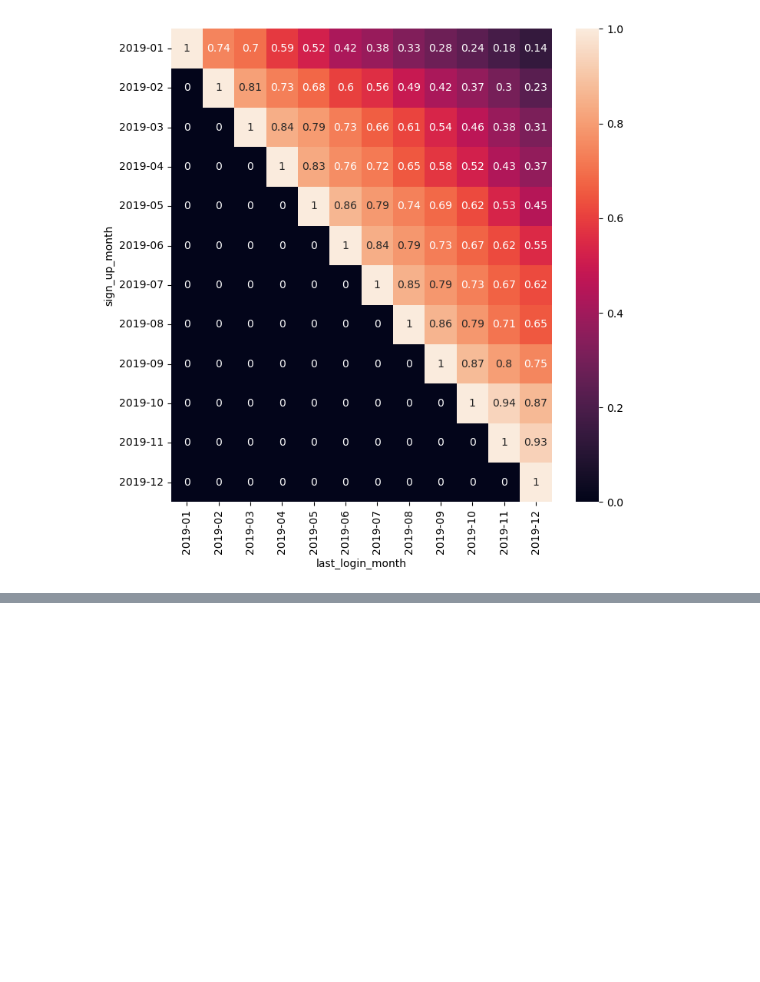
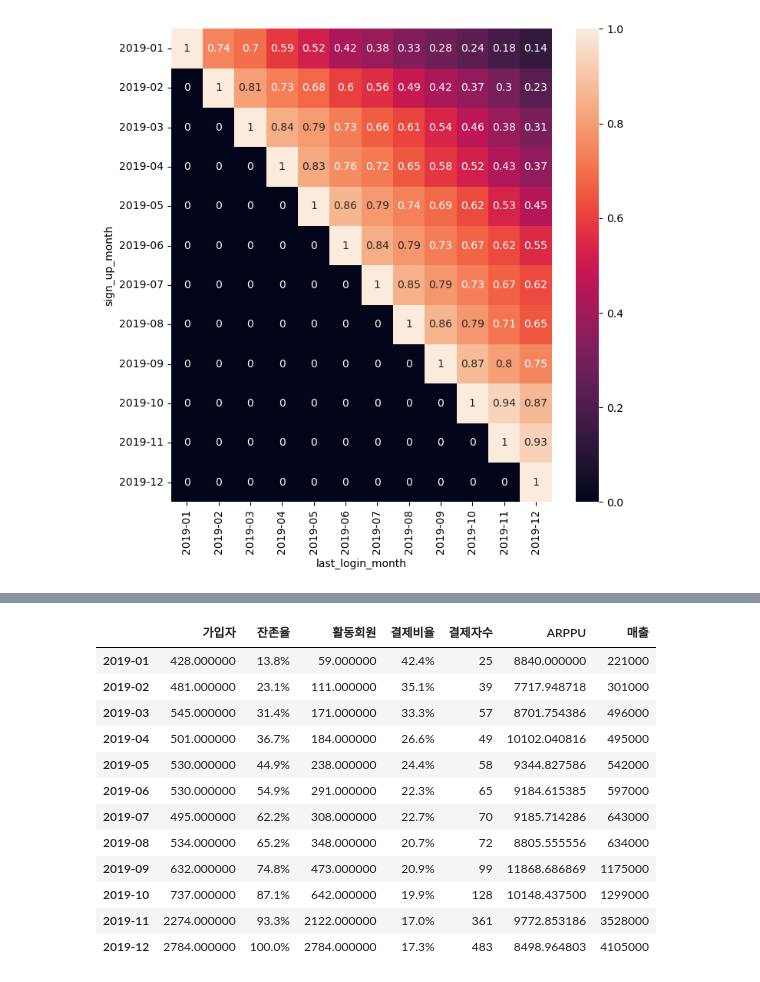
Before and after one commit to nyeokinyeoki/backup, a Jupyter notebook: data1.ipynb, the cells around one changed output, grey strips where cells are left out. Saved outputs shown, nothing was run; the diff lists cells and outputs as text; code cells hidden in the pictures; blank space fills up the shorter version.

```diff
--- a/data1.ipynb
+++ b/data1.ipynb
@@ -172,0 +397,18 @@ plt.show()
+# %%
+display_devide_revenue = devide_revenue.style.format({"잔존율": '{:.1%}', "결제비율": '{:.1%}'})
+
+display_devide_revenue
+# %% [output]
+|  | 가입자 | 잔존율 | 활동회원 | 결제비율 | 결제자수 | ARPPU | 매출 |
+| 2019-01 | 428.000000 | 13.8% | 59.000000 | 42.4% | 25 | 8840.000000 | 221000 |
+| 2019-02 | 481.000000 | 23.1% | 111.000000 | 35.1% | 39 | 7717.948718 | 301000 |
+| 2019-03 | 545.000000 | 31.4% | 171.000000 | 33.3% | 57 | 8701.754386 | 496000 |
+| 2019-04 | 501.000000 | 36.7% | 184.000000 | 26.6% | 49 | 10102.040816 | 495000 |
+| 2019-05 | 530.000000 | 44.9% | 238.000000 | 24.4% | 58 | 9344.827586 | 542000 |
+| 2019-06 | 530.000000 | 54.9% | 291.000000 | 22.3% | 65 | 9184.615385 | 597000 |
+| 2019-07 | 495.000000 | 62.2% | 308.000000 | 22.7% | 70 | 9185.714286 | 643000 |
+| 2019-08 | 534.000000 | 65.2% | 348.000000 | 20.7% | 72 | 8805.555556 | 634000 |
+| 2019-09 | 632.000000 | 74.8% | 473.000000 | 20.9% | 99 | 11868.686869 | 1175000 |
+| 2019-10 | 737.000000 | 87.1% | 642.000000 | 19.9% | 128 | 10148.437500 | 1299000 |
+| 2019-11 | 2274.000000 | 93.3% | 2122.000000 | 17.0% | 361 | 9772.853186 | 3528000 |
+| 2019-12 | 2784.000000 | 100.0% | 2784.000000 | 17.3% | 483 | 8498.964803 | 4105000 |
```
Also changed, not shown: parts of 18 cells of this notebook.
